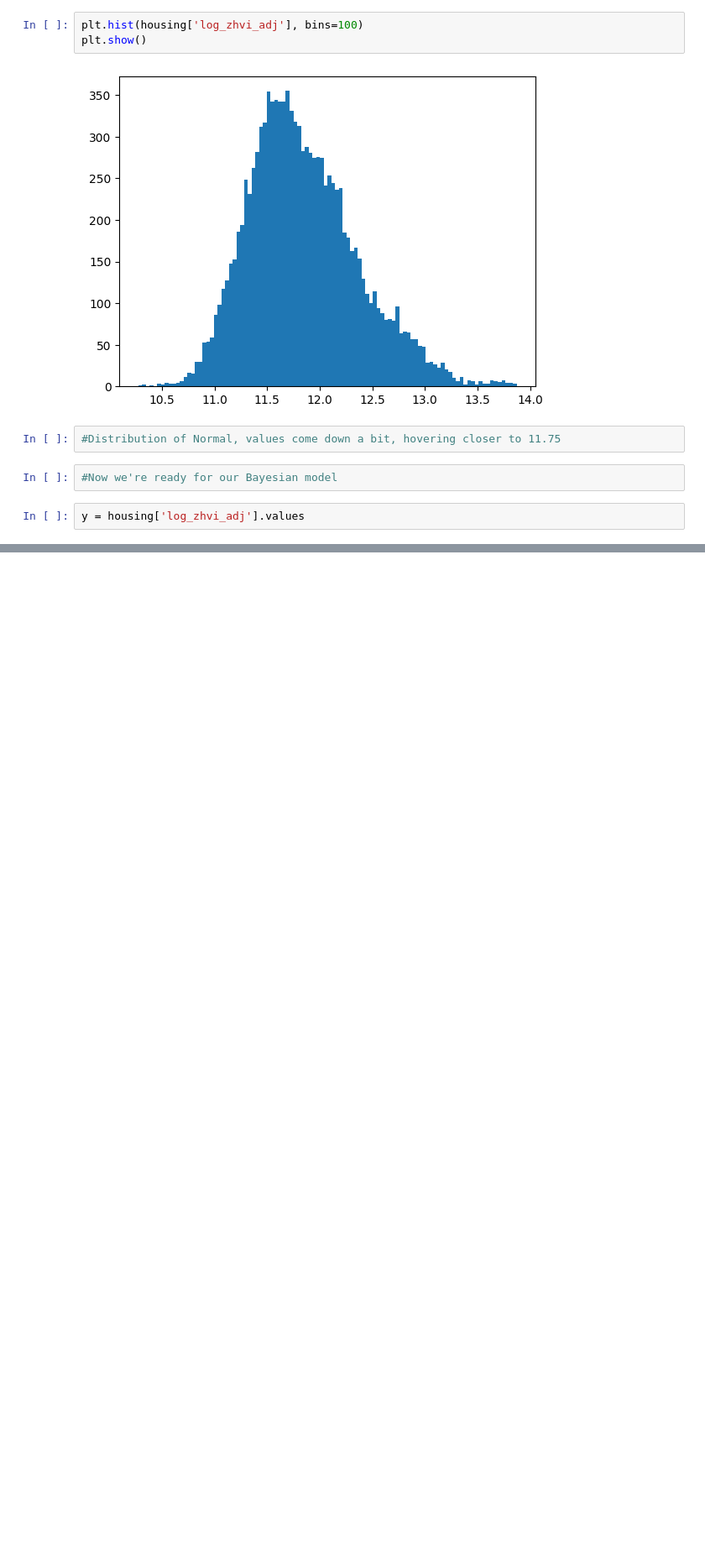
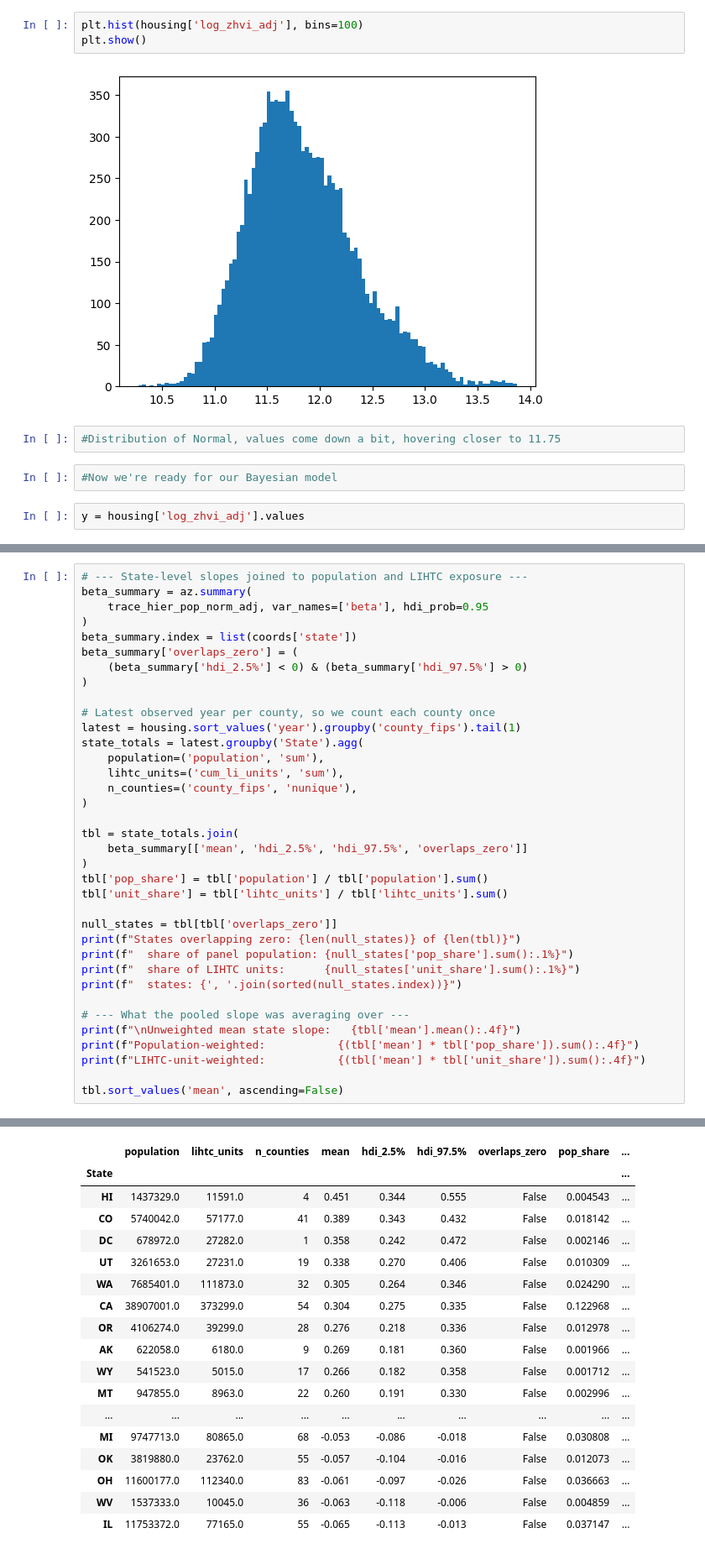
Before and after one commit to mawi510/lihtc-bayesian-analysis, a Jupyter notebook: notebooks/04_housing_value_models.ipynb, the cells around one changed output, grey strips where cells are left out. Shown at 84% size. Cells and saved outputs as stored; diff of their text form; blank space fills up the shorter version.

```diff
--- a/notebooks/04_housing_value_models.ipynb
+++ b/notebooks/04_housing_value_models.ipynb
@@ -602,0 +608,37 @@ az.compare({"Hierarchy w Pop": trace_hier_pop, "Hierarchy w Pop and Norm": trace
+# %%
+# --- State-level slopes joined to population and LIHTC exposure ---
+beta_summary = az.summary(
+    trace_hier_pop_norm_adj, var_names=['beta'], hdi_prob=0.95
+)
+beta_summary.index = list(coords['state'])
+beta_summary['overlaps_zero'] = (
+    (beta_summary['hdi_2.5%'] < 0) & (beta_summary['hdi_97.5%'] > 0)
+)
+
+# Latest observed year per county, so we count each county once
+latest = housing.sort_values('year').groupby('county_fips').tail(1)
+state_totals = latest.groupby('State').agg(
+    population=('population', 'sum'),
+    lihtc_units=('cum_li_units', 'sum'),
+    n_counties=('county_fips', 'nunique'),
+)
+
+tbl = state_totals.join(
+    beta_summary[['mean', 'hdi_2.5%', 'hdi_97.5%', 'overlaps_zero']]
+)
+tbl['pop_share'] = tbl['population'] / tbl['population'].sum()
+tbl['unit_share'] = tbl['lihtc_units'] / tbl['lihtc_units'].sum()
+
+null_states = tbl[tbl['overlaps_zero']]
+print(f"States overlapping zero: {len(null_states)} of {len(tbl)}")
+print(f"  share of panel population: {null_states['pop_share'].sum():.1%}")
+print(f"  share of LIHTC units:      {null_states['unit_share'].sum():.1%}")
+print(f"  states: {', '.join(sorted(null_states.index))}")
+
+# --- What the pooled slope was averaging over ---
+print(f"\nUnweighted mean state slope:   {tbl['mean'].mean():.4f}")
+print(f"Population-weighted:           {(tbl['mean'] * tbl['pop_share']).sum():.4f}")
+print(f"LIHTC-unit-weighted:           {(tbl['mean'] * tbl['unit_share']).sum():.4f}")
+
+tbl.sort_values('mean', ascending=False)
+# %% [output]
@@ -602,0 +653,18 @@ az.compare({"Hierarchy w Pop": trace_hier_pop, "Hierarchy w Pop and Norm": trace
+|  | population | lihtc_units | n_counties | mean | hdi_2.5% | hdi_97.5% | overlaps_zero | pop_share | ... |
+| State |  |  |  |  |  |  |  |  | ... |
+| HI | 1437329.0 | 11591.0 | 4 | 0.451 | 0.344 | 0.555 | False | 0.004543 | ... |
+| CO | 5740042.0 | 57177.0 | 41 | 0.389 | 0.343 | 0.432 | False | 0.018142 | ... |
+| DC | 678972.0 | 27282.0 | 1 | 0.358 | 0.242 | 0.472 | False | 0.002146 | ... |
+| UT | 3261653.0 | 27231.0 | 19 | 0.338 | 0.270 | 0.406 | False | 0.010309 | ... |
+| WA | 7685401.0 | 111873.0 | 32 | 0.305 | 0.264 | 0.346 | False | 0.024290 | ... |
+| CA | 38907001.0 | 373299.0 | 54 | 0.304 | 0.275 | 0.335 | False | 0.122968 | ... |
+| OR | 4106274.0 | 39299.0 | 28 | 0.276 | 0.218 | 0.336 | False | 0.012978 | ... |
+| AK | 622058.0 | 6180.0 | 9 | 0.269 | 0.181 | 0.360 | False | 0.001966 | ... |
+| WY | 541523.0 | 5015.0 | 17 | 0.266 | 0.182 | 0.358 | False | 0.001712 | ... |
+| MT | 947855.0 | 8963.0 | 22 | 0.260 | 0.191 | 0.330 | False | 0.002996 | ... |
+| ... | ... | ... | ... | ... | ... | ... | ... | ... | ... |
+| MI | 9747713.0 | 80865.0 | 68 | -0.053 | -0.086 | -0.018 | False | 0.030808 | ... |
+| OK | 3819880.0 | 23762.0 | 55 | -0.057 | -0.104 | -0.016 | False | 0.012073 | ... |
+| OH | 11600177.0 | 112340.0 | 83 | -0.061 | -0.097 | -0.026 | False | 0.036663 | ... |
+| WV | 1537333.0 | 10045.0 | 36 | -0.063 | -0.118 | -0.006 | False | 0.004859 | ... |
+| IL | 11753372.0 | 77165.0 | 55 | -0.065 | -0.113 | -0.013 | False | 0.037147 | ... |
```
Also changed, not shown: parts of 40 cells of this notebook, 9 other files.
